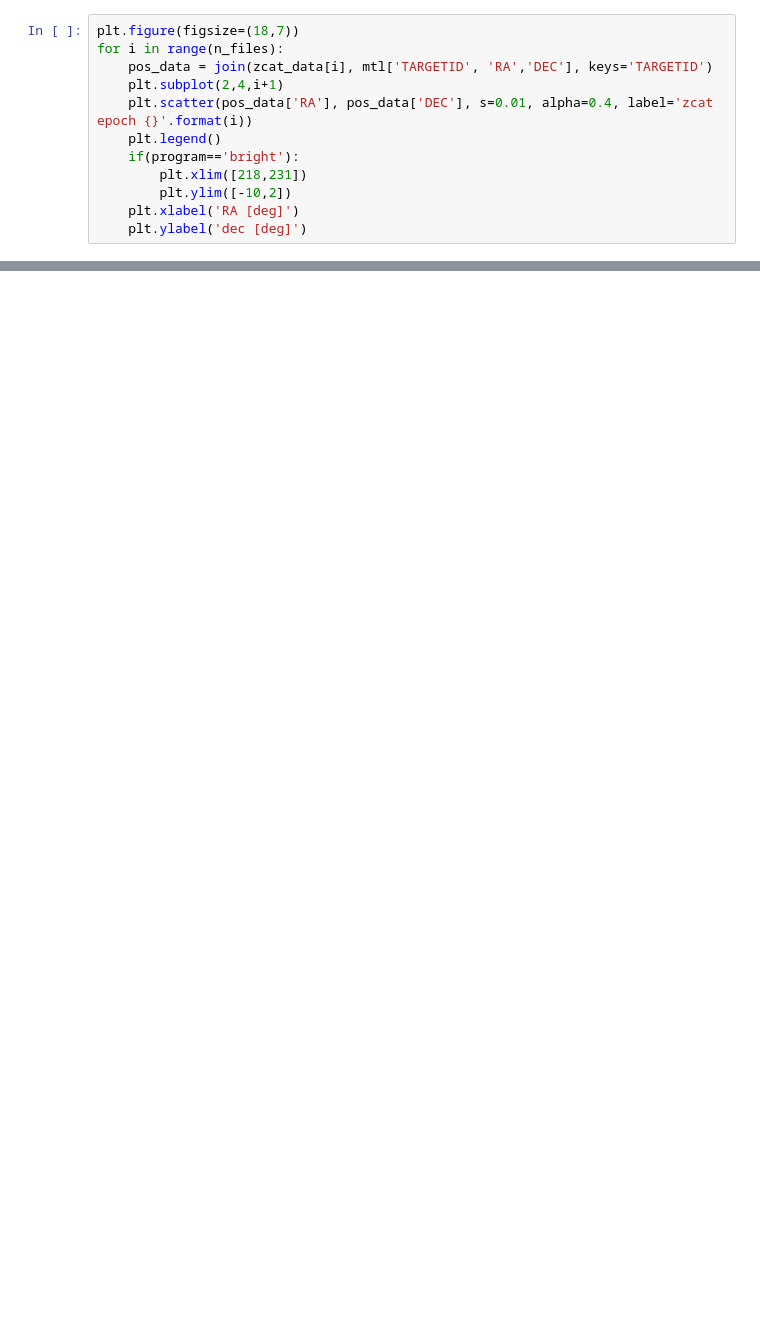
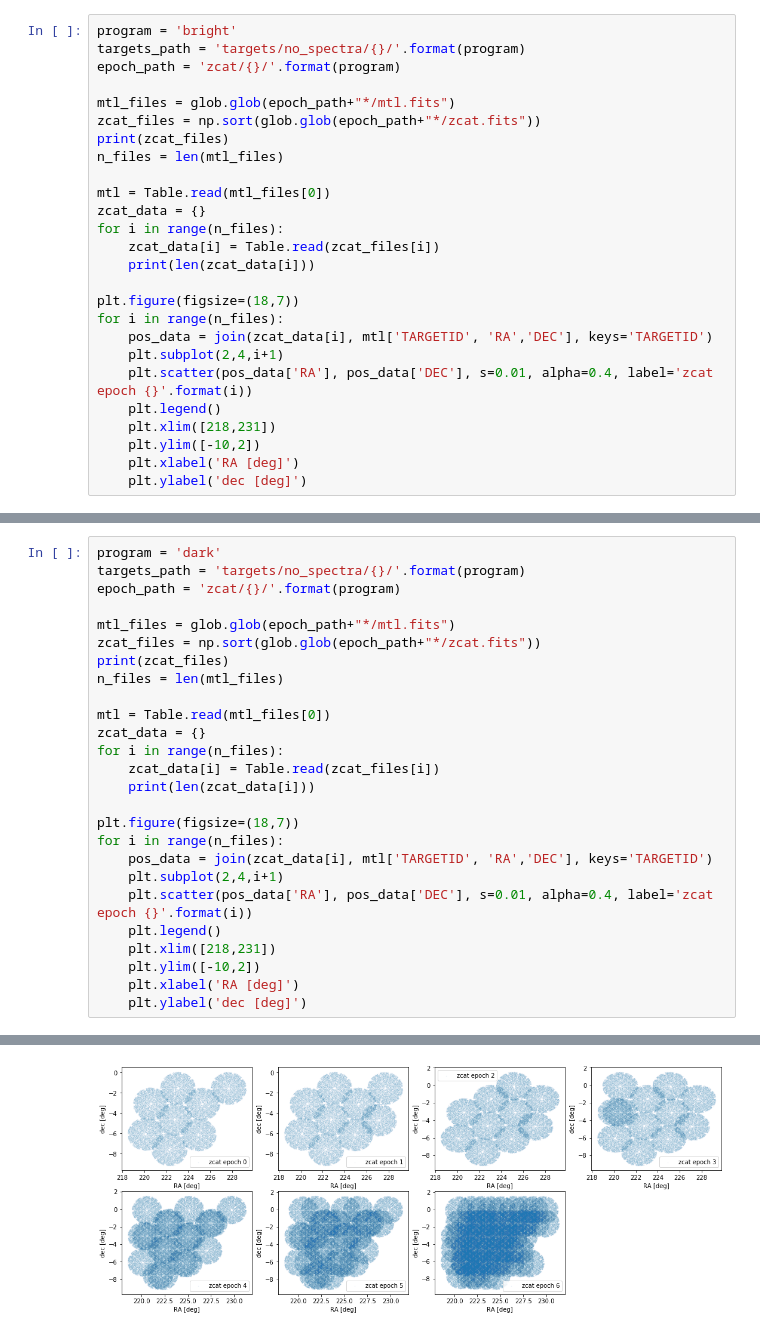
Before and after one commit to desihub/quicksurvey_example, a Jupyter notebook: plot_quicksurvey_results.ipynb, the cells around one changed output, grey strips where cells are left out. Drawn from its saved outputs; the diff is of its cells as text; blank space fills up the shorter version.

Commit message:
plots

```diff
--- a/plot_quicksurvey_results.ipynb
+++ b/plot_quicksurvey_results.ipynb
@@ -35,13 +9,27 @@ for i in range(n_files):
 # %%
+program = 'bright'
+targets_path = 'targets/no_spectra/{}/'.format(program)
+epoch_path = 'zcat/{}/'.format(program)
+
+mtl_files = glob.glob(epoch_path+"*/mtl.fits")
+zcat_files = np.sort(glob.glob(epoch_path+"*/zcat.fits"))
+print(zcat_files)
+n_files = len(mtl_files)
+
+mtl = Table.read(mtl_files[0])
+zcat_data = {}
+for i in range(n_files):
+    zcat_data[i] = Table.read(zcat_files[i])
+    print(len(zcat_data[i]))
+
 plt.figure(figsize=(18,7))
 for i in range(n_files):
     pos_data = join(zcat_data[i], mtl['TARGETID', 'RA','DEC'], keys='TARGETID')
     plt.subplot(2,4,i+1)
     plt.scatter(pos_data['RA'], pos_data['DEC'], s=0.01, alpha=0.4, label='zcat epoch {}'.format(i))
     plt.legend()
-    if(program=='bright'):
-        plt.xlim([218,231])
-        plt.ylim([-10,2])
+    plt.xlim([218,231])
+    plt.ylim([-10,2])
     plt.xlabel('RA [deg]')
     plt.ylabel('dec [deg]')
 # %% [output]
@@ -48 +47,28 @@ for i in range(n_files):
 [figure]
+# %%
+program = 'dark'
+targets_path = 'targets/no_spectra/{}/'.format(program)
+epoch_path = 'zcat/{}/'.format(program)
+
+mtl_files = glob.glob(epoch_path+"*/mtl.fits")
+zcat_files = np.sort(glob.glob(epoch_path+"*/zcat.fits"))
+print(zcat_files)
+n_files = len(mtl_files)
+
+mtl = Table.read(mtl_files[0])
+zcat_data = {}
+for i in range(n_files):
+    zcat_data[i] = Table.read(zcat_files[i])
+    print(len(zcat_data[i]))
+
+plt.figure(figsize=(18,7))
+for i in range(n_files):
+    pos_data = join(zcat_data[i], mtl['TARGETID', 'RA','DEC'], keys='TARGETID')
+    plt.subplot(2,4,i+1)
+    plt.scatter(pos_data['RA'], pos_data['DEC'], s=0.01, alpha=0.4, label='zcat epoch {}'.format(i))
+    plt.legend()
+    plt.xlim([218,231])
+    plt.ylim([-10,2])
+    plt.xlabel('RA [deg]')
+    plt.ylabel('dec [deg]')
+# %% [output]
@@ -48,0 +85 @@ for i in range(n_files):
+[figure, added]
```
Also changed, not shown: parts of 6 cells of this notebook.
